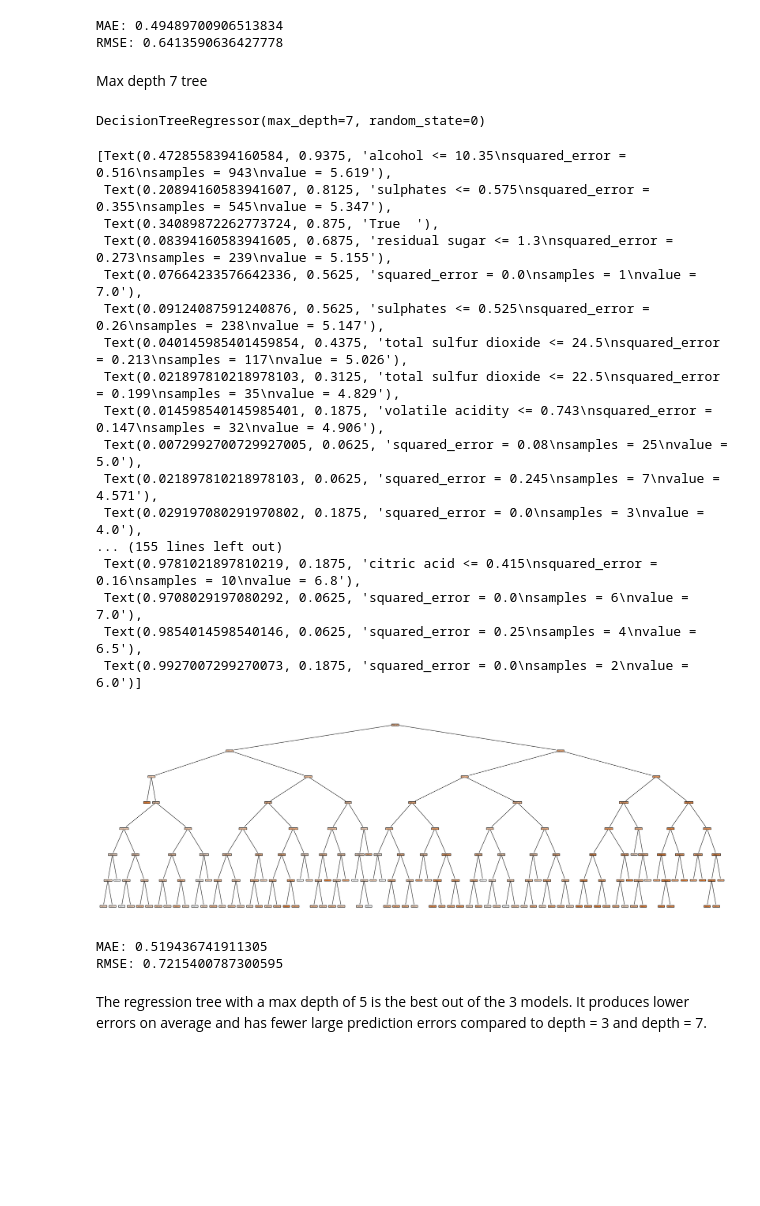
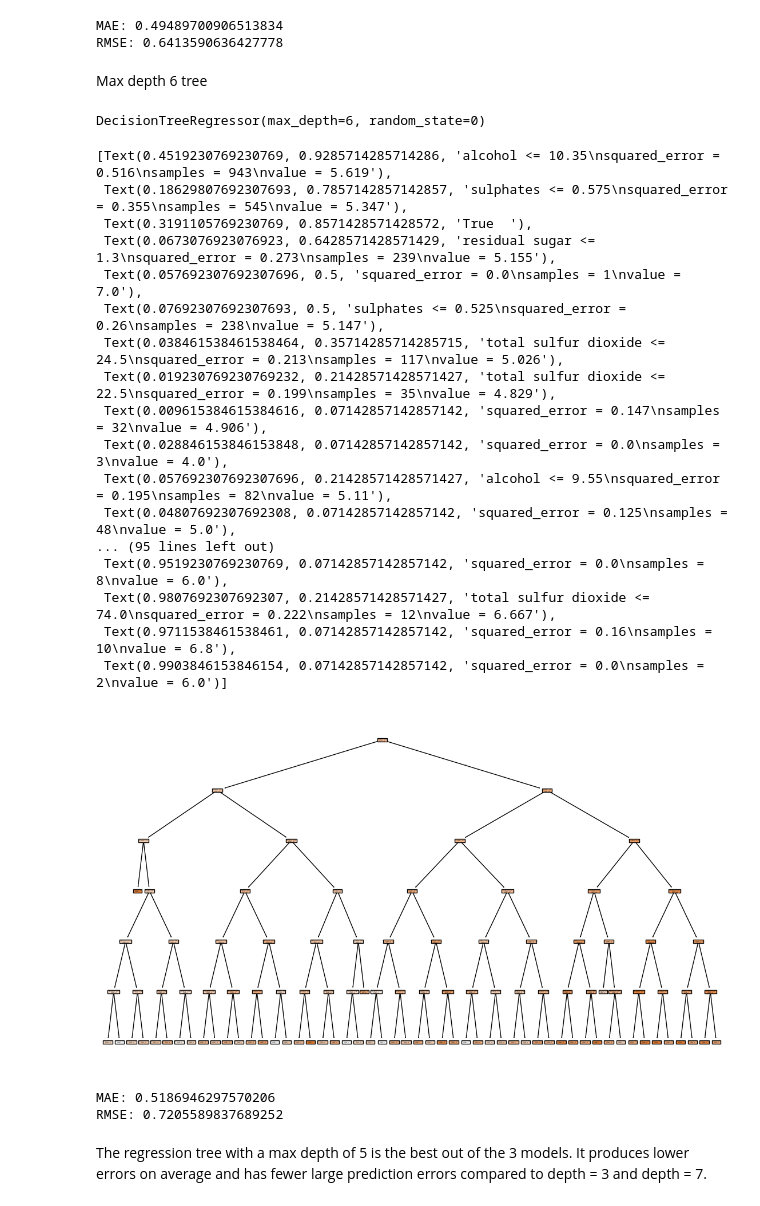
Before and after one commit to ploomatt/Predictive-Modeling-Project, a Jupyter notebook: Wine Predictive Modeling Project.ipynb, the cells around one changed output. Drawn from its saved outputs; the diff is of its cells as text; code cells hidden in the pictures; blank space fills up the shorter version.

```diff
--- a/Wine Predictive Modeling Project.ipynb
+++ b/Wine Predictive Modeling Project.ipynb
@@ -360,36 +360,36 @@ print("RMSE:", RMSE)
 MAE: 0.49489700906513834
 RMSE: 0.6413590636427778
 # %% [markdown]
-Max depth 7 tree
+Max depth 6 tree
 # %%
-model5 = DecisionTreeRegressor(random_state=0, max_depth=7)
+model5 = DecisionTreeRegressor(random_state=0, max_depth=6)
 model5.fit(X_train, y_train)
 # %% [output]
-DecisionTreeRegressor(max_depth=7, random_state=0)
+DecisionTreeRegressor(max_depth=6, random_state=0)
 # %%
-fig = plt.figure(figsize=(30,10))
+fig = plt.figure(figsize=(14,8))
 tree.plot_tree(model5,
                feature_names=list(X_train.columns),
                filled=True)
 # %% [output]
-[Text(0.4728558394160584, 0.9375, 'alcohol <= 10.35\nsquared_error = 0.516\nsamples = 943\nvalue = 5.619'),
- Text(0.20894160583941607, 0.8125, 'sulphates <= 0.575\nsquared_error = 0.355\nsamples = 545\nvalue = 5.347'),
- Text(0.34089872262773724, 0.875, 'True  '),
- Text(0.08394160583941605, 0.6875, 'residual sugar <= 1.3\nsquared_error = 0.273\nsamples = 239\nvalue = 5.155'),
- Text(0.07664233576642336, 0.5625, 'squared_error = 0.0\nsamples = 1\nvalue = 7.0'),
- Text(0.09124087591240876, 0.5625, 'sulphates <= 0.525\nsquared_error = 0.26\nsamples = 238\nvalue = 5.147'),
- Text(0.040145985401459854, 0.4375, 'total sulfur dioxide <= 24.5\nsquared_error = 0.213\nsamples = 117\nvalue = 5.026'),
- Text(0.021897810218978103, 0.3125, 'total sulfur dioxide <= 22.5\nsquared_error = 0.199\nsamples = 35\nvalue = 4.829'),
- Text(0.014598540145985401, 0.1875, 'volatile acidity <= 0.743\nsquared_error = 0.147\nsamples = 32\nvalue = 4.906'),
- Text(0.0072992700729927005, 0.0625, 'squared_error = 0.08\nsamples = 25\nvalue = 5.0'),
- Text(0.021897810218978103, 0.0625, 'squared_error = 0.245\nsamples = 7\nvalue = 4.571'),
- Text(0.029197080291970802, 0.1875, 'squared_error = 0.0\nsamples = 3\nvalue = 4.0'),
-... (155 lines left out)
- Text(0.9781021897810219, 0.1875, 'citric acid <= 0.415\nsquared_error = 0.16\nsamples = 10\nvalue = 6.8'),
- Text(0.9708029197080292, 0.0625, 'squared_error = 0.0\nsamples = 6\nvalue = 7.0'),
- Text(0.9854014598540146, 0.0625, 'squared_error = 0.25\nsamples = 4\nvalue = 6.5'),
- Text(0.9927007299270073, 0.1875, 'squared_error = 0.0\nsamples = 2\nvalue = 6.0')]
+[Text(0.4519230769230769, 0.9285714285714286, 'alcohol <= 10.35\nsquared_error = 0.516\nsamples = 943\nvalue = 5.619'),
+ Text(0.18629807692307693, 0.7857142857142857, 'sulphates <= 0.575\nsquared_error = 0.355\nsamples = 545\nvalue = 5.347'),
+ Text(0.3191105769230769, 0.8571428571428572, 'True  '),
+ Text(0.0673076923076923, 0.6428571428571429, 'residual sugar <= 1.3\nsquared_error = 0.273\nsamples = 239\nvalue = 5.155'),
+ Text(0.057692307692307696, 0.5, 'squared_error = 0.0\nsamples = 1\nvalue = 7.0'),
+ Text(0.07692307692307693, 0.5, 'sulphates <= 0.525\nsquared_error = 0.26\nsamples = 238\nvalue = 5.147'),
+ Text(0.038461538461538464, 0.35714285714285715, 'total sulfur dioxide <= 24.5\nsquared_error = 0.213\nsamples = 117\nvalue = 5.026'),
+ Text(0.019230769230769232, 0.21428571428571427, 'total sulfur dioxide <= 22.5\nsquared_error = 0.199\nsamples = 35\nvalue = 4.829'),
+ Text(0.009615384615384616, 0.07142857142857142, 'squared_error = 0.147\nsamples = 32\nvalue = 4.906'),
+ Text(0.028846153846153848, 0.07142857142857142, 'squared_error = 0.0\nsamples = 3\nvalue = 4.0'),
+ Text(0.057692307692307696, 0.21428571428571427, 'alcohol <= 9.55\nsquared_error = 0.195\nsamples = 82\nvalue = 5.11'),
+ Text(0.04807692307692308, 0.07142857142857142, 'squared_error = 0.125\nsamples = 48\nvalue = 5.0'),
+... (95 lines left out)
+ Text(0.9519230769230769, 0.07142857142857142, 'squared_error = 0.0\nsamples = 8\nvalue = 6.0'),
+ Text(0.9807692307692307, 0.21428571428571427, 'total sulfur dioxide <= 74.0\nsquared_error = 0.222\nsamples = 12\nvalue = 6.667'),
+ Text(0.9711538461538461, 0.07142857142857142, 'squared_error = 0.16\nsamples = 10\nvalue = 6.8'),
+ Text(0.9903846153846154, 0.07142857142857142, 'squared_error = 0.0\nsamples = 2\nvalue = 6.0')]
-[figure, old version]
+[figure, new version]
 # %%
 prediction_on_test3 = model5.predict(X_test)
 # %%
@@ -399,8 +399,8 @@ RMSE = root_mean_squared_error(y_test, prediction_on_test3)
 print("MAE:", MAE)
 print("RMSE:", RMSE)
 # %% [output]
-MAE: 0.519436741911305
-RMSE: 0.7215400787300595
+MAE: 0.5186946297570206
+RMSE: 0.7205589837689252
 # %% [markdown]
 The regression tree with a max depth of 5 is the best out of the 3 models.  It produces lower errors on average and has fewer large prediction errors compared to depth = 3 and depth = 7.
 # %% [markdown]
```
Also changed, not shown: parts of 4 cells of this notebook.
